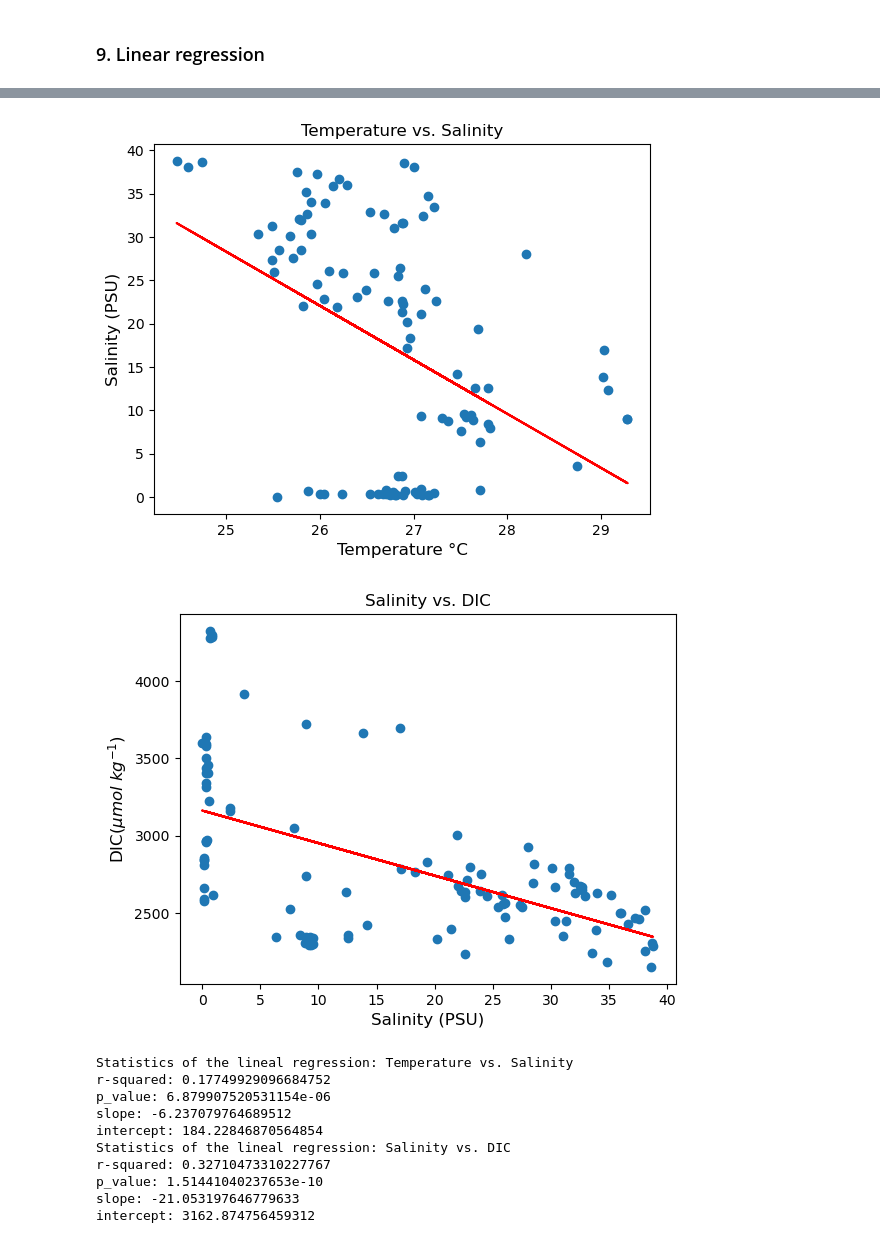
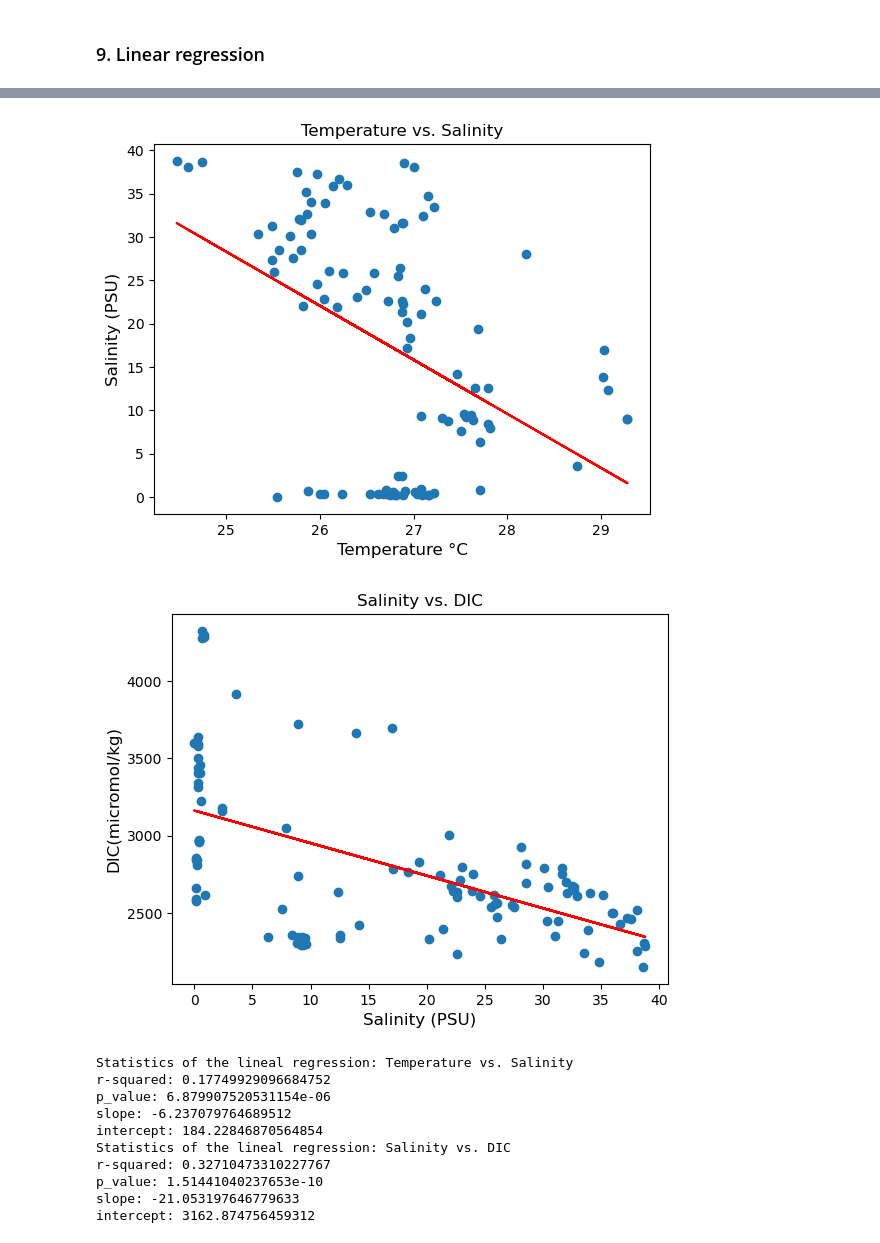
Before and after one commit to Juan-git-fciencias/modelado-ecologico, a Jupyter notebook: Mi script_Juan_Reyes.ipynb, the cells around one changed output, grey strips where cells are left out. Saved outputs shown, nothing was run; the diff lists cells and outputs as text; code cells hidden in the pictures.

```diff
--- a/Mi script_Juan_Reyes.ipynb
+++ b/Mi script_Juan_Reyes.ipynb
@@ -411,7 +411,7 @@ plt.show()
 plt.scatter(x2,y2, label="Salinity vs. DIC")
 # Add labels and title
 plt.xlabel('Salinity (PSU)', fontsize = 12)
-plt.ylabel('DIC($\mu mol  \; kg^{-1}$)', fontsize = 12)
+plt.ylabel('DIC(micromol/kg)', fontsize = 12)
 plt.title("Salinity vs. DIC")
 
 # Calculate the linear regression line
@@ -425,34 +425,34 @@ plt.show()
 # Print statistics
 print("Statistics of the lineal regression: Temperature vs. Salinity")
 print("r-squared:", r_value1**2)
 print("p_value:", p_value1)
 print("slope:", slope1)
 print("intercept:", intercept1)
 print("Statistics of the lineal regression: Salinity vs. DIC")
 print("r-squared:", r_value2**2)
 print("p_value:", p_value2)
 print("slope:", slope2)
 print("intercept:", intercept2)
 # %% [output]
 <class 'pandas.core.frame.DataFrame'>
 RangeIndex: 106 entries, 0 to 105
 Data columns (total 22 columns):
  #   Column                   Non-Null Count  Dtype
 ---  ------                   --------------  -----
  0   sample                   106 non-null    object
  1   date                     106 non-null    object
  2   estuary                  106 non-null    object
  3   area                     106 non-null    object
  4   station                  106 non-null    object
  5   layer_depth              106 non-null    object
  6   season                   106 non-null    object
 ... (13 lines left out)
  20  dummy_data               99 non-null     float64
  21  TA_DIC_ratio             106 non-null    float64
 dtypes: float64(13), int64(2), object(7)
 memory usage: 18.3+ KB
 [figure]
-[figure, old version]
+[figure, new version]
 Statistics of the lineal regression: Temperature vs. Salinity
 r-squared: 0.17749929096684752
 p_value: 6.879907520531154e-06
```
Also changed, not shown: 1 other file.
